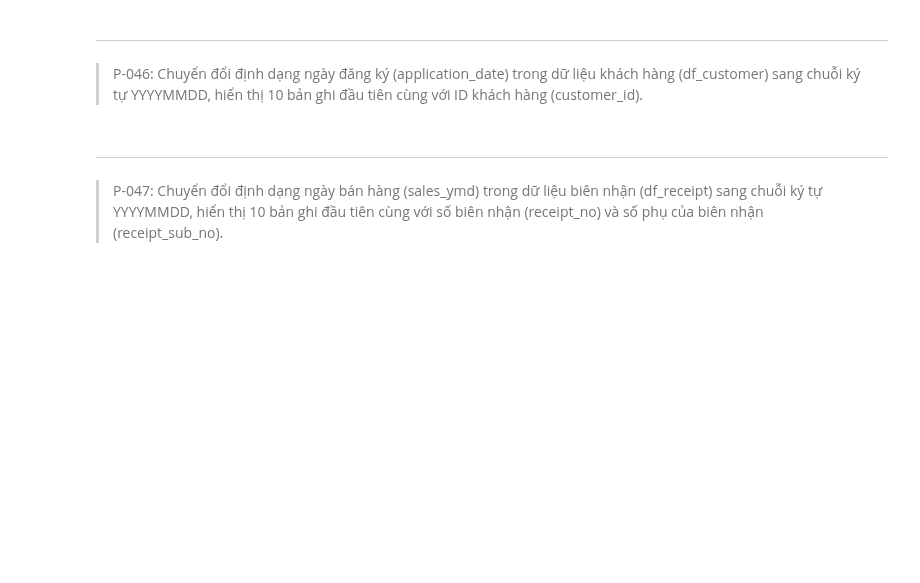
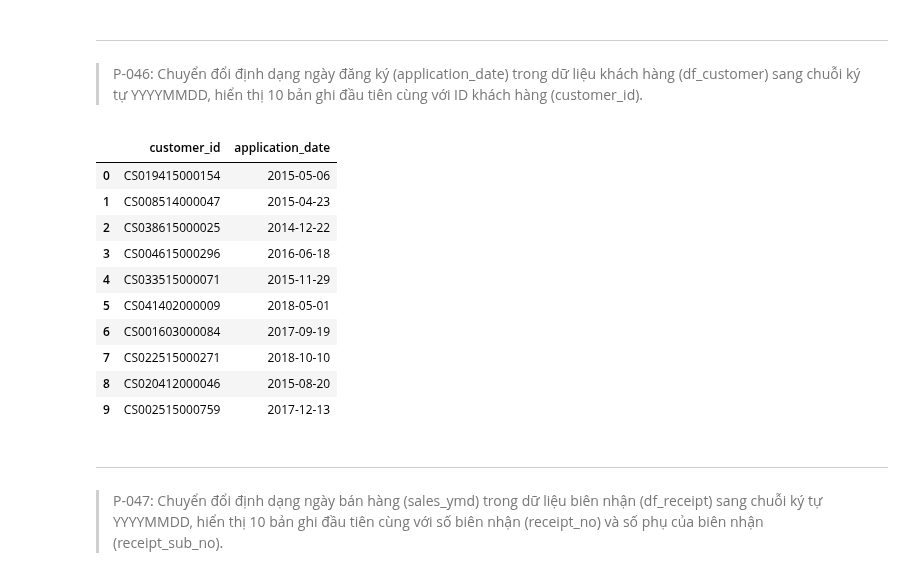
Before and after one commit to quoc-duc/LearnPandas, a Jupyter notebook: notebooks_vn/exercises/100_bai_tap_pandas_vn_exes.ipynb, the cells around one changed output. Cells and saved outputs as stored; diff of their text form; code cells hidden in the pictures; blank space fills up the shorter version.

```diff
--- a/notebooks_vn/exercises/100_bai_tap_pandas_vn_exes.ipynb
+++ b/notebooks_vn/exercises/100_bai_tap_pandas_vn_exes.ipynb
@@ -1034,6 +1034,25 @@ Chuyển đổi định dạng ngày sinh (birth_day) trong dữ liệu khách h
 ---
 > P-046:
 Chuyển đổi định dạng ngày đăng ký (application_date) trong dữ liệu khách hàng (df_customer) sang chuỗi ký tự YYYYMMDD, hiển thị 10 bản ghi đầu tiên cùng với ID khách hàng (customer_id).
+# %%
+(
+    df_customer.assign(
+        application_date = lambda df: pd.to_datetime(df["application_date"], format="%Y%m%d")
+    )[["customer_id", "application_date"]]
+    .head(10)
+)
+# %% [output]
+|  | customer_id | application_date |
+| 0 | CS019415000154 | 2015-05-06 |
+| 1 | CS008514000047 | 2015-04-23 |
+| 2 | CS038615000025 | 2014-12-22 |
+| 3 | CS004615000296 | 2016-06-18 |
+| 4 | CS033515000071 | 2015-11-29 |
+| 5 | CS041402000009 | 2018-05-01 |
+| 6 | CS001603000084 | 2017-09-19 |
+| 7 | CS022515000271 | 2018-10-10 |
+| 8 | CS020412000046 | 2015-08-20 |
+| 9 | CS002515000759 | 2017-12-13 |
 # %% [markdown]
 ---
 > P-047:
```
